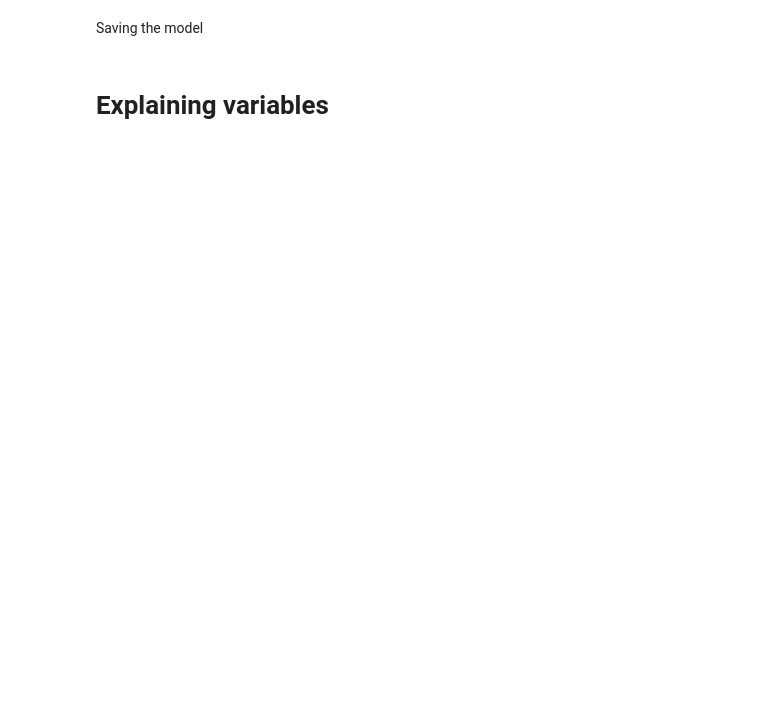
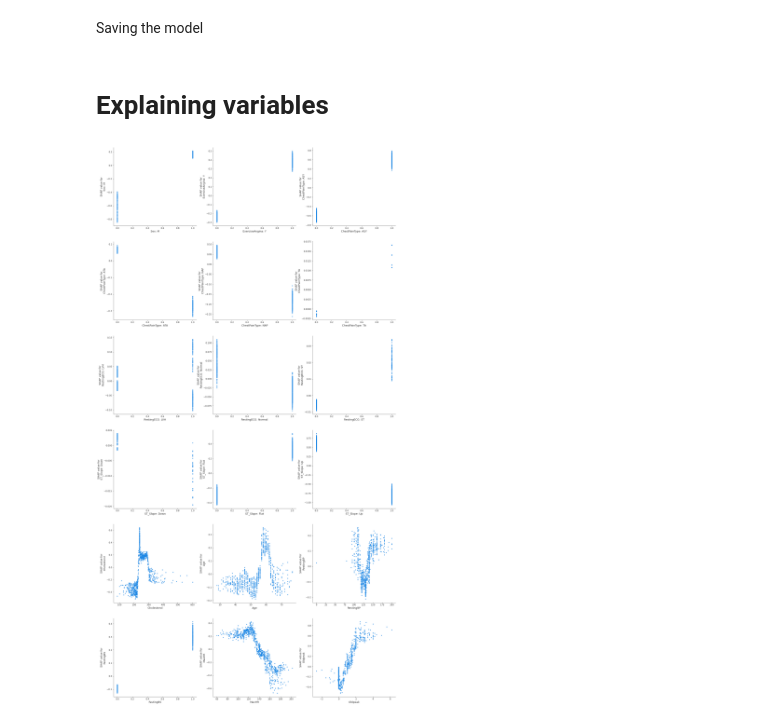
Before and after one commit to Gabriel-Stella/Heart_Failure, a Jupyter notebook: Heart_failure.ipynb, the cells around one changed output. Saved outputs shown, nothing was run; the diff lists cells and outputs as text; code cells hidden in the pictures; blank space fills up the shorter version.

```diff
--- a/Heart_failure.ipynb
+++ b/Heart_failure.ipynb
@@ -1187,6 +1187,30 @@ import shap
 X_sc = sc_X.transform(X)
 explainer = shap.TreeExplainer(classifier)
 shap_values = explainer.shap_values(X_sc)
+# %%
+ncols = 3
+nrows = (n_features//ncols) + 1 if n_features%ncols>0 else (n_features//ncols)
+
+# Ploting histograms
+fig,axes = plt.subplots(nrows=nrows,ncols=ncols)
+fig.set_size_inches(6.5*ncols,6.5*nrows)
+
+
+
+
+
+for i,feature in enumerate(feature_names[:-1]):
+    col = i%ncols
+    row = i//ncols
+
+    axis = axes[row,col]
+    shap.dependence_plot(feature, shap_values, features=X,feature_names=feature_names[:-1],interaction_index=None,show=False,ax=axis)
+    fig.set_figheight(50)
+    fig.set_figwidth(25)
+fig.savefig('shap_dependence.pdf')
+plt.show()
+# %% [output]
+[figure, added]
 # %%
 
 shap.initjs()
```
Also changed, not shown: parts of 11 cells of this notebook, 5 other files.
